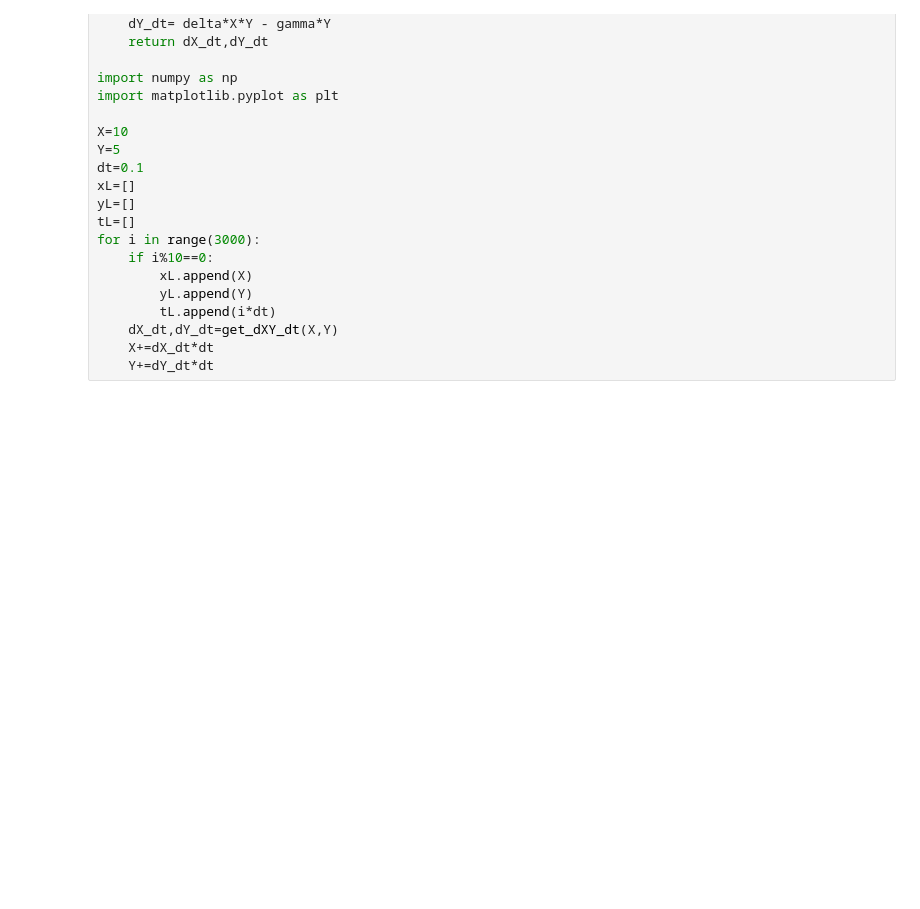
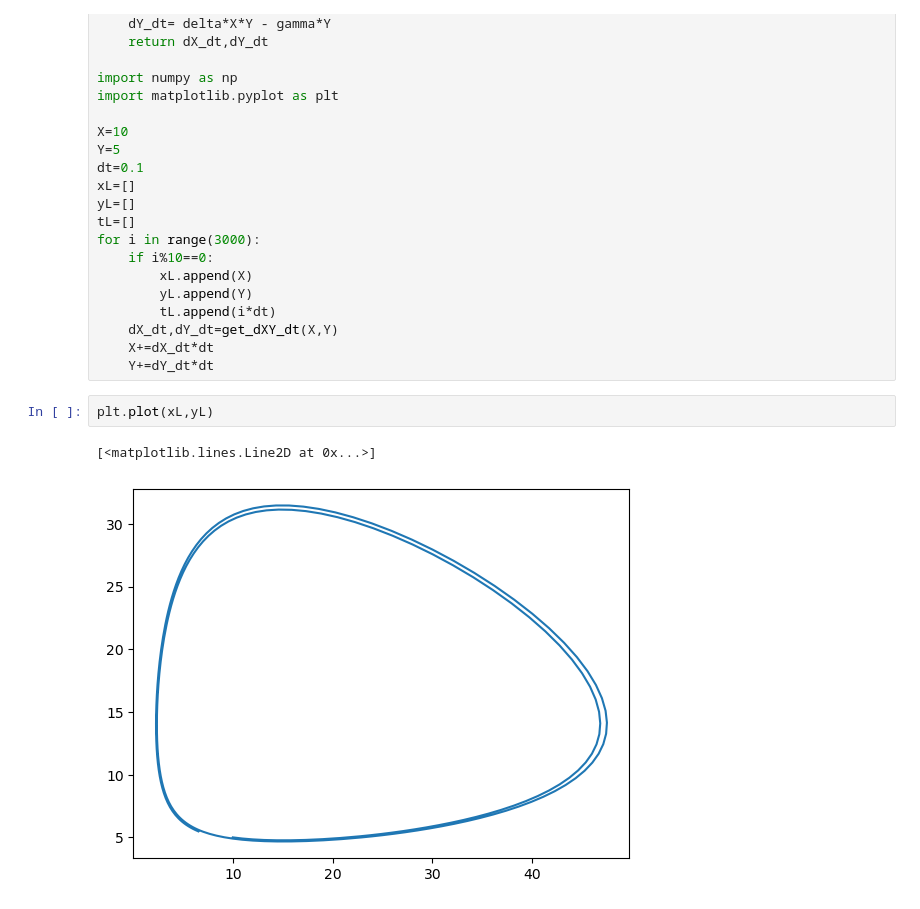
Before and after one commit to elena-grecu/SSA, a Jupyter notebook: lotkaVolterra.ipynb, the cells around one changed output. Cells and saved outputs as stored; diff of their text form; blank space fills up the shorter version.

```diff
--- a/lotkaVolterra.ipynb
+++ b/lotkaVolterra.ipynb
@@ -25,3 +25,8 @@ for i in range(3000):
     dX_dt,dY_dt=get_dXY_dt(X,Y)
     X+=dX_dt*dt
     Y+=dY_dt*dt
+# %%
+plt.plot(xL,yL)
+# %% [output]
+[<matplotlib.lines.Line2D at 0x...>]
+[figure, added]
```
Also changed, not shown: parts of 7 cells of this notebook, 2 other files.
